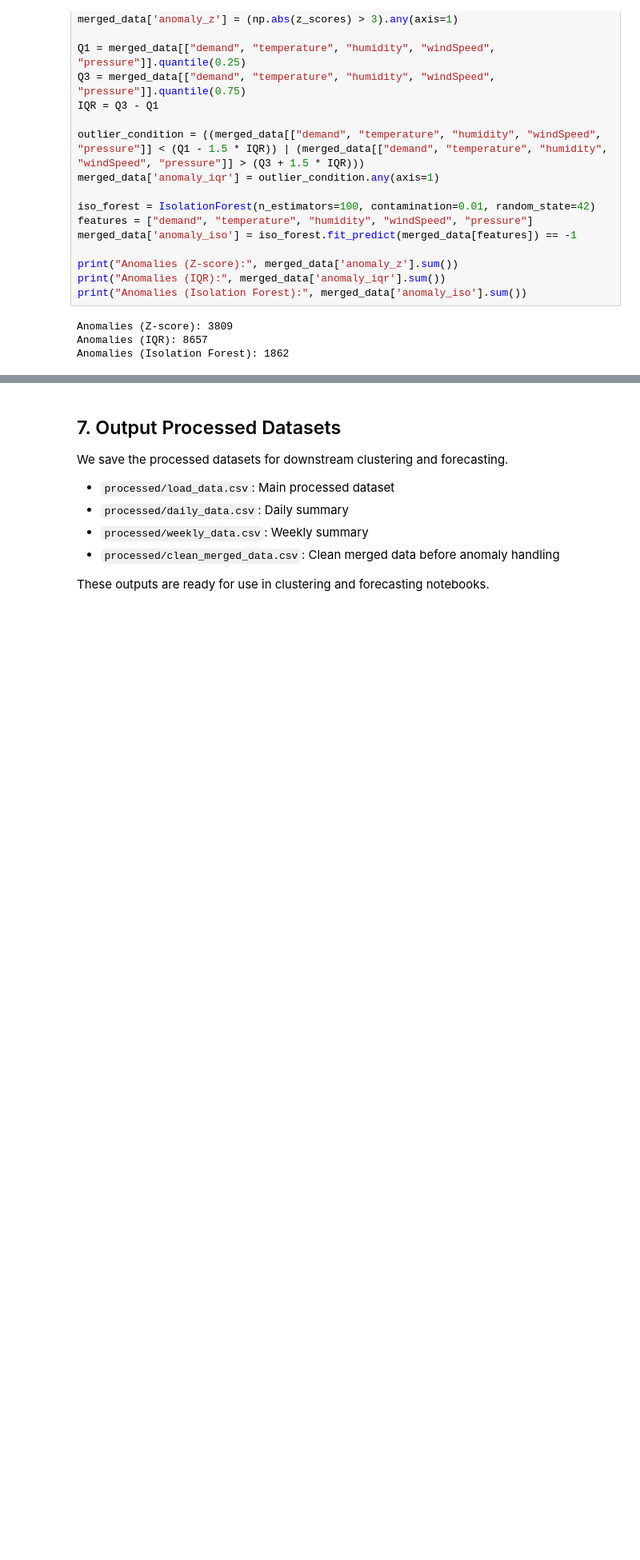
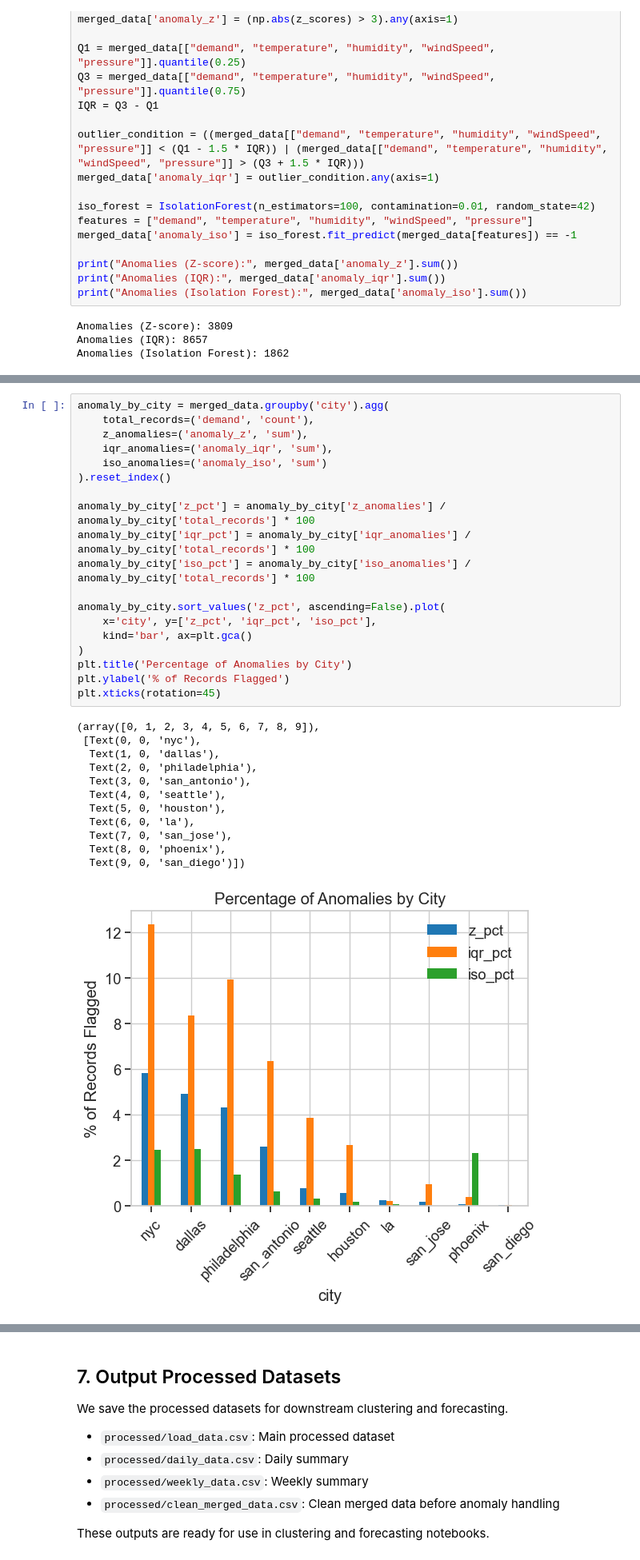
Before and after one commit to aaqib-ahmed-nazir/Electricity-Demand-Forecast-ML, a Jupyter notebook: notebooks/data_preprocessing.ipynb, the cells around one changed output, grey strips where cells are left out. Shown at 80% size. Drawn from its saved outputs; the diff is of its cells as text; blank space fills up the shorter version.

```diff
--- a/notebooks/data_preprocessing.ipynb
+++ b/notebooks/data_preprocessing.ipynb
@@ -221,0 +284,32 @@ Anomalies (Isolation Forest): 1862
+# %%
+anomaly_by_city = merged_data.groupby('city').agg(
+    total_records=('demand', 'count'),
+    z_anomalies=('anomaly_z', 'sum'),
+    iqr_anomalies=('anomaly_iqr', 'sum'),
+    iso_anomalies=('anomaly_iso', 'sum')
+).reset_index()
+
+anomaly_by_city['z_pct'] = anomaly_by_city['z_anomalies'] / anomaly_by_city['total_records'] * 100
+anomaly_by_city['iqr_pct'] = anomaly_by_city['iqr_anomalies'] / anomaly_by_city['total_records'] * 100
+anomaly_by_city['iso_pct'] = anomaly_by_city['iso_anomalies'] / anomaly_by_city['total_records'] * 100
+
+anomaly_by_city.sort_values('z_pct', ascending=False).plot(
+    x='city', y=['z_pct', 'iqr_pct', 'iso_pct'],
+    kind='bar', ax=plt.gca()
+)
+plt.title('Percentage of Anomalies by City')
+plt.ylabel('% of Records Flagged')
+plt.xticks(rotation=45)
+# %% [output]
+(array([0, 1, 2, 3, 4, 5, 6, 7, 8, 9]),
+ [Text(0, 0, 'nyc'),
+  Text(1, 0, 'dallas'),
+  Text(2, 0, 'philadelphia'),
+  Text(3, 0, 'san_antonio'),
+  Text(4, 0, 'seattle'),
+  Text(5, 0, 'houston'),
+  Text(6, 0, 'la'),
+  Text(7, 0, 'san_jose'),
+  Text(8, 0, 'phoenix'),
+  Text(9, 0, 'san_diego')])
+[figure, added]
```
Also changed, not shown: parts of 8 cells of this notebook.
